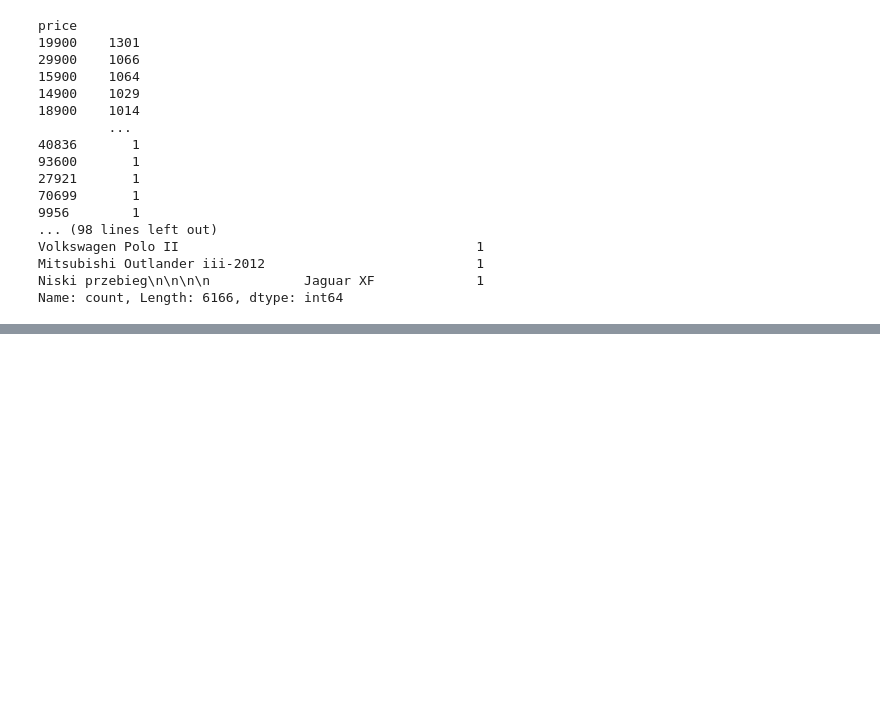
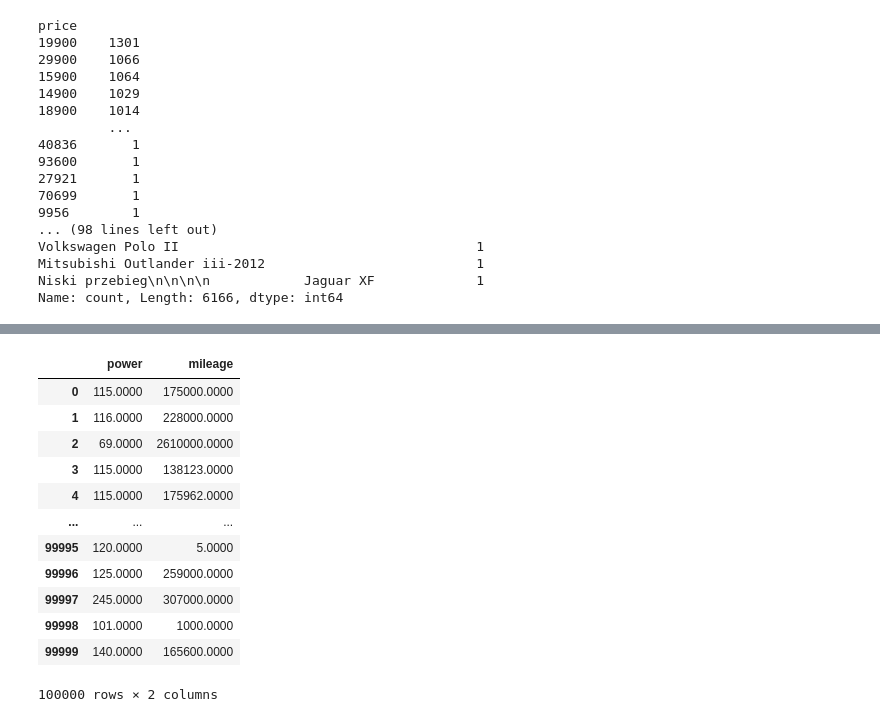
Before and after one commit to RastaAmanek/github, a Jupyter notebook: Pandas_csv.ipynb, the cells around one changed output, grey strips where cells are left out. Saved outputs shown, nothing was run; the diff lists cells and outputs as text; code cells hidden in the pictures; blank space fills up the shorter version.

```diff
--- a/Pandas_csv.ipynb
+++ b/Pandas_csv.ipynb
@@ -485,0 +512,16 @@ df = pd.read_csv("cars.csv")
+# %%
+df[["power", "mileage"]]
+# %% [output]
+|  | power | mileage |
+| 0 | 115.0000 | 175000.0000 |
+| 1 | 116.0000 | 228000.0000 |
+| 2 | 69.0000 | 2610000.0000 |
+| 3 | 115.0000 | 138123.0000 |
+| 4 | 115.0000 | 175962.0000 |
+| ... | ... | ... |
+| 99995 | 120.0000 | 5.0000 |
+| 99996 | 125.0000 | 259000.0000 |
+| 99997 | 245.0000 | 307000.0000 |
+| 99998 | 101.0000 | 1000.0000 |
+| 99999 | 140.0000 | 165600.0000 |
+100000 rows × 2 columns
```
Also changed, not shown: parts of 2 cells of this notebook.
